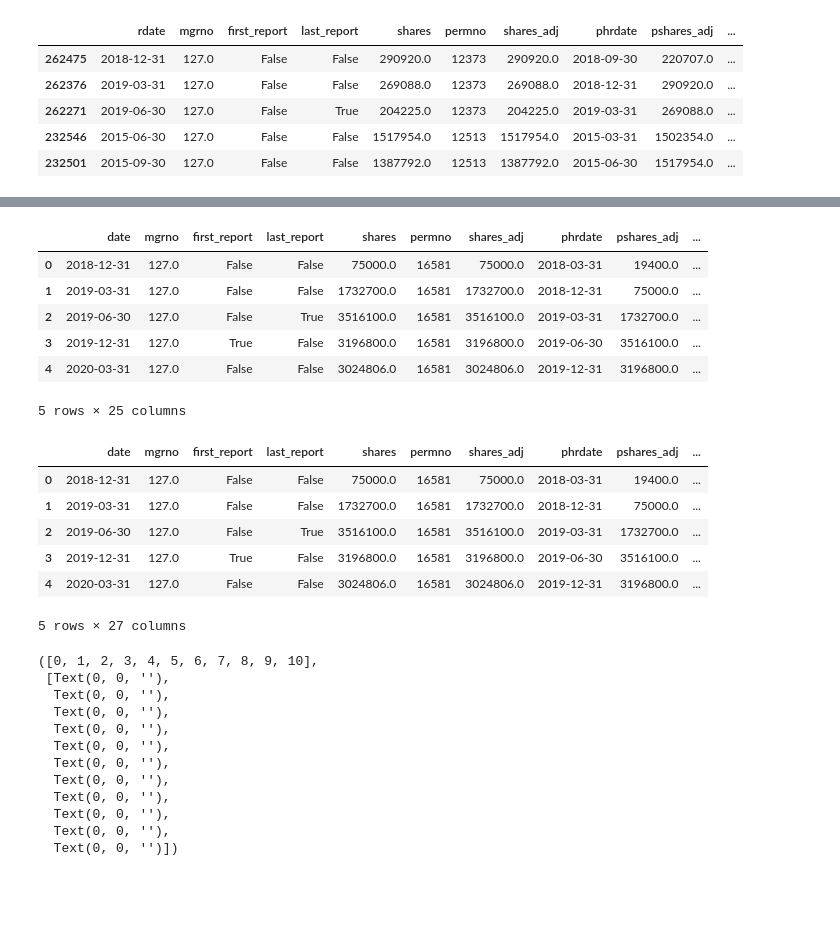
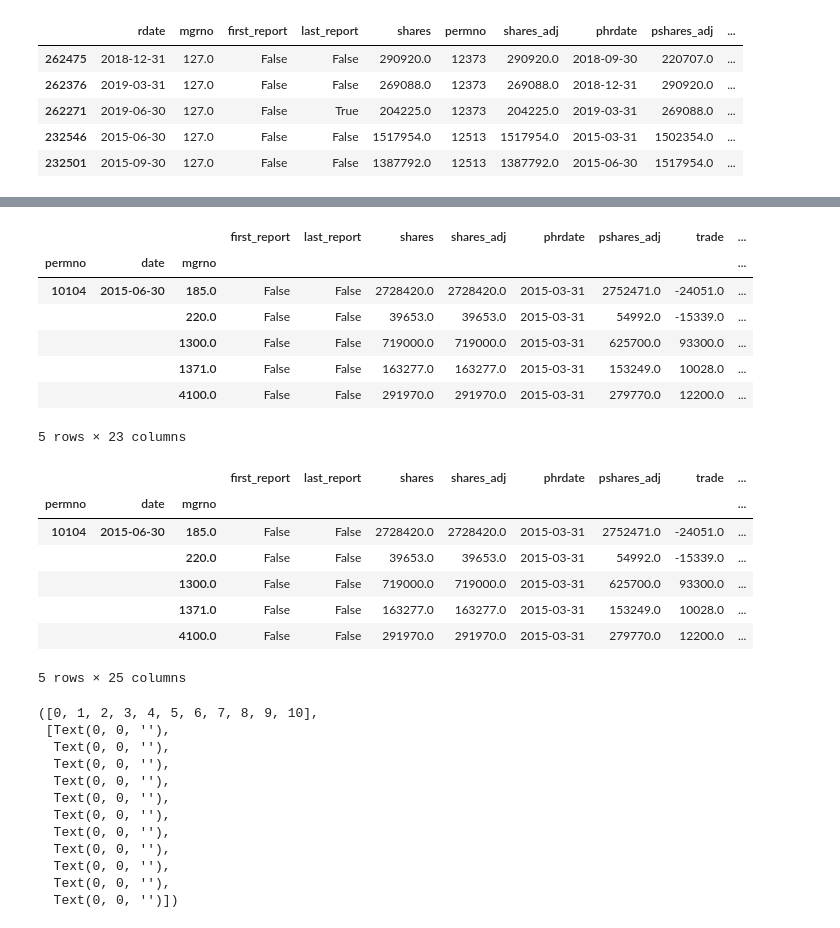
Before and after one commit to JennyJiang118/AFP-hedgefund-holdings, a Jupyter notebook: get_price_vol_gics.ipynb, the cells around one changed output, grey strips where cells are left out. Drawn from its saved outputs; the diff is of its cells as text; code cells hidden in the pictures; blank space fills up the shorter version.

```diff
--- a/get_price_vol_gics.ipynb
+++ b/get_price_vol_gics.ipynb
@@ -384,32 +397,36 @@ holdings = holdings.rename(columns = {'rdate':'date'})
 holdings['year'] = holdings['date'].dt.year
 # %%
 holdings_sp500 = holdings[holdings['permno'].isin(price_vol_gics_sp500['permno'])]
-
-holdings_sp500 = pd.merge(holdings_sp500, price_vol_gics_sp500, on = ['date', 'permno'], how = 'left')
+holdings_sp500 = holdings_sp500.sort_values(['permno', 'date', 'mgrno'])
+tmp = pd.merge(holdings_sp500, price_vol_gics_sp500, on = ['date', 'permno'], how = 'outer')
+tmp = tmp.sort_values(['permno', 'date'])
+tmp[price_vol_gics_sp500.columns] = tmp.groupby('permno')[price_vol_gics_sp500.columns].ffill()
+holdings_sp500 = tmp.set_index(['permno', 'date', 'mgrno']).reindex(holdings_sp500.set_index(['permno', 'date', 'mgrno']).index)
 holdings_sp500['gics'] = holdings_sp500['gics'].fillna(0)
-
 holdings_sp500.head()
 # %% [output]
-|  | date | mgrno | first_report | last_report | shares | permno | shares_adj | phrdate | pshares_adj | ... |
-| 0 | 2018-12-31 | 127.0 | False | False | 75000.0 | 16581 | 75000.0 | 2018-03-31 | 19400.0 | ... |
-| 1 | 2019-03-31 | 127.0 | False | False | 1732700.0 | 16581 | 1732700.0 | 2018-12-31 | 75000.0 | ... |
-| 2 | 2019-06-30 | 127.0 | False | True | 3516100.0 | 16581 | 3516100.0 | 2019-03-31 | 1732700.0 | ... |
-| 3 | 2019-12-31 | 127.0 | True | False | 3196800.0 | 16581 | 3196800.0 | 2019-06-30 | 3516100.0 | ... |
-| 4 | 2020-03-31 | 127.0 | False | False | 3024806.0 | 16581 | 3024806.0 | 2019-12-31 | 3196800.0 | ... |
+|  |  |  | first_report | last_report | shares | shares_adj | phrdate | pshares_adj | trade | ... |
+| permno | date | mgrno |  |  |  |  |  |  |  | ... |
+| 10104 | 2015-06-30 | 185.0 | False | False | 2728420.0 | 2728420.0 | 2015-03-31 | 2752471.0 | -24051.0 | ... |
+|  |  | 220.0 | False | False | 39653.0 | 39653.0 | 2015-03-31 | 54992.0 | -15339.0 | ... |
+|  |  | 1300.0 | False | False | 719000.0 | 719000.0 | 2015-03-31 | 625700.0 | 93300.0 | ... |
+|  |  | 1371.0 | False | False | 163277.0 | 163277.0 | 2015-03-31 | 153249.0 | 10028.0 | ... |
+|  |  | 4100.0 | False | False | 291970.0 | 291970.0 | 2015-03-31 | 279770.0 | 12200.0 | ... |
-5 rows × 25 columns
+5 rows × 23 columns
 # %%
 holdings_sp500['gics1'] = holdings_sp500['gics'].apply(lambda x:sector_map[int(x//1e6)] if int(x//1e6) in sector_map.keys() else 'Unknown')
 holdings_sp500['gics2'] = holdings_sp500['gics'].apply(lambda x:industry_group_map[int(x//1e4)]if int(x//1e4) in industry_group_map.keys() else 'Unknown')
 
 holdings_sp500.head()
 # %% [output]
-|  | date | mgrno | first_report | last_report | shares | permno | shares_adj | phrdate | pshares_adj | ... |
-| 0 | 2018-12-31 | 127.0 | False | False | 75000.0 | 16581 | 75000.0 | 2018-03-31 | 19400.0 | ... |
-| 1 | 2019-03-31 | 127.0 | False | False | 1732700.0 | 16581 | 1732700.0 | 2018-12-31 | 75000.0 | ... |
-| 2 | 2019-06-30 | 127.0 | False | True | 3516100.0 | 16581 | 3516100.0 | 2019-03-31 | 1732700.0 | ... |
-| 3 | 2019-12-31 | 127.0 | True | False | 3196800.0 | 16581 | 3196800.0 | 2019-06-30 | 3516100.0 | ... |
-| 4 | 2020-03-31 | 127.0 | False | False | 3024806.0 | 16581 | 3024806.0 | 2019-12-31 | 3196800.0 | ... |
+|  |  |  | first_report | last_report | shares | shares_adj | phrdate | pshares_adj | trade | ... |
+| permno | date | mgrno |  |  |  |  |  |  |  | ... |
+| 10104 | 2015-06-30 | 185.0 | False | False | 2728420.0 | 2728420.0 | 2015-03-31 | 2752471.0 | -24051.0 | ... |
+|  |  | 220.0 | False | False | 39653.0 | 39653.0 | 2015-03-31 | 54992.0 | -15339.0 | ... |
+|  |  | 1300.0 | False | False | 719000.0 | 719000.0 | 2015-03-31 | 625700.0 | 93300.0 | ... |
+|  |  | 1371.0 | False | False | 163277.0 | 163277.0 | 2015-03-31 | 153249.0 | 10028.0 | ... |
+|  |  | 4100.0 | False | False | 291970.0 | 291970.0 | 2015-03-31 | 279770.0 | 12200.0 | ... |
-5 rows × 27 columns
+5 rows × 25 columns
 # %%
 recent_holdings = holdings_sp500[holdings_sp500['year']==2022]
 industry = recent_holdings['gics1'].value_counts()
```
Also changed, not shown: parts of 14 cells of this notebook.
